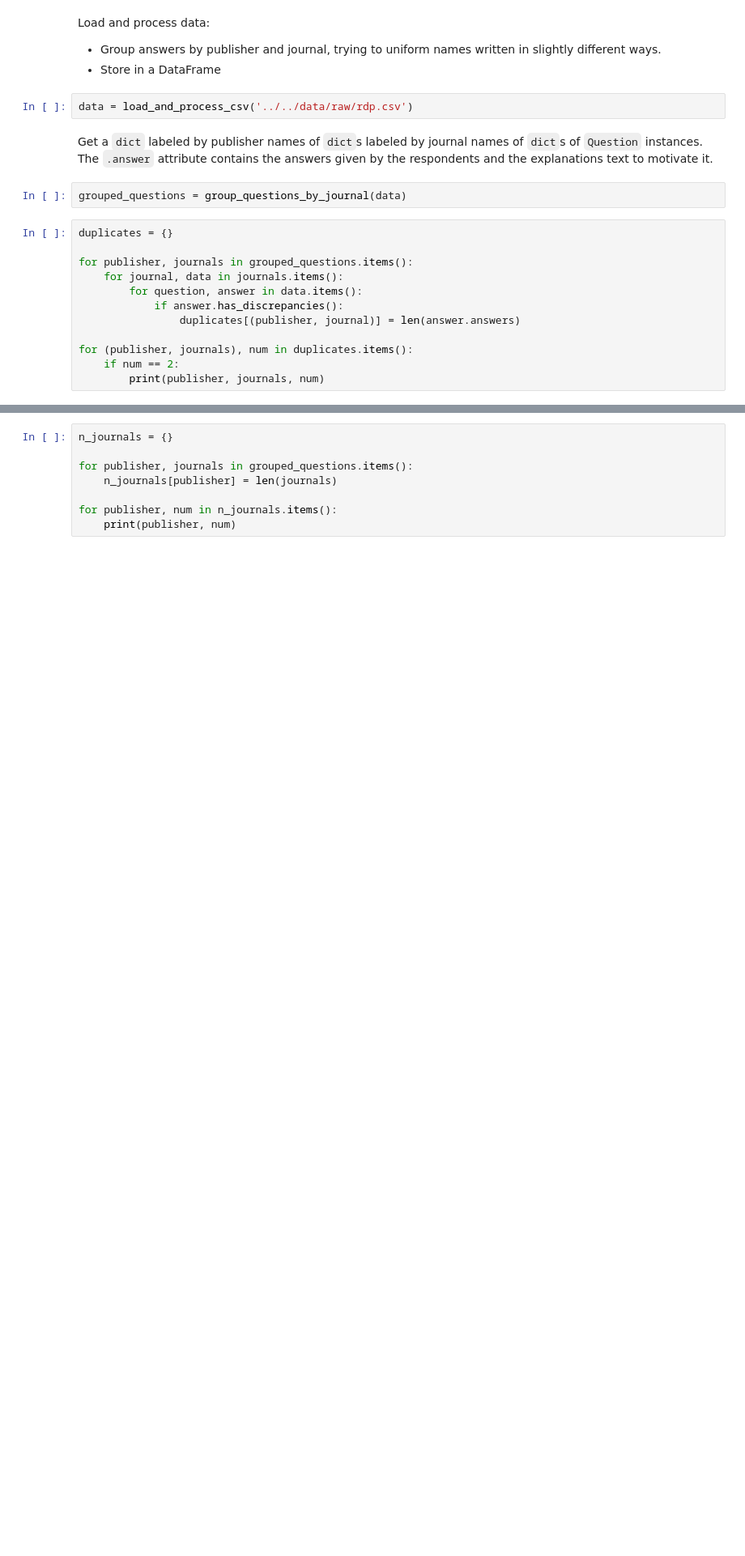
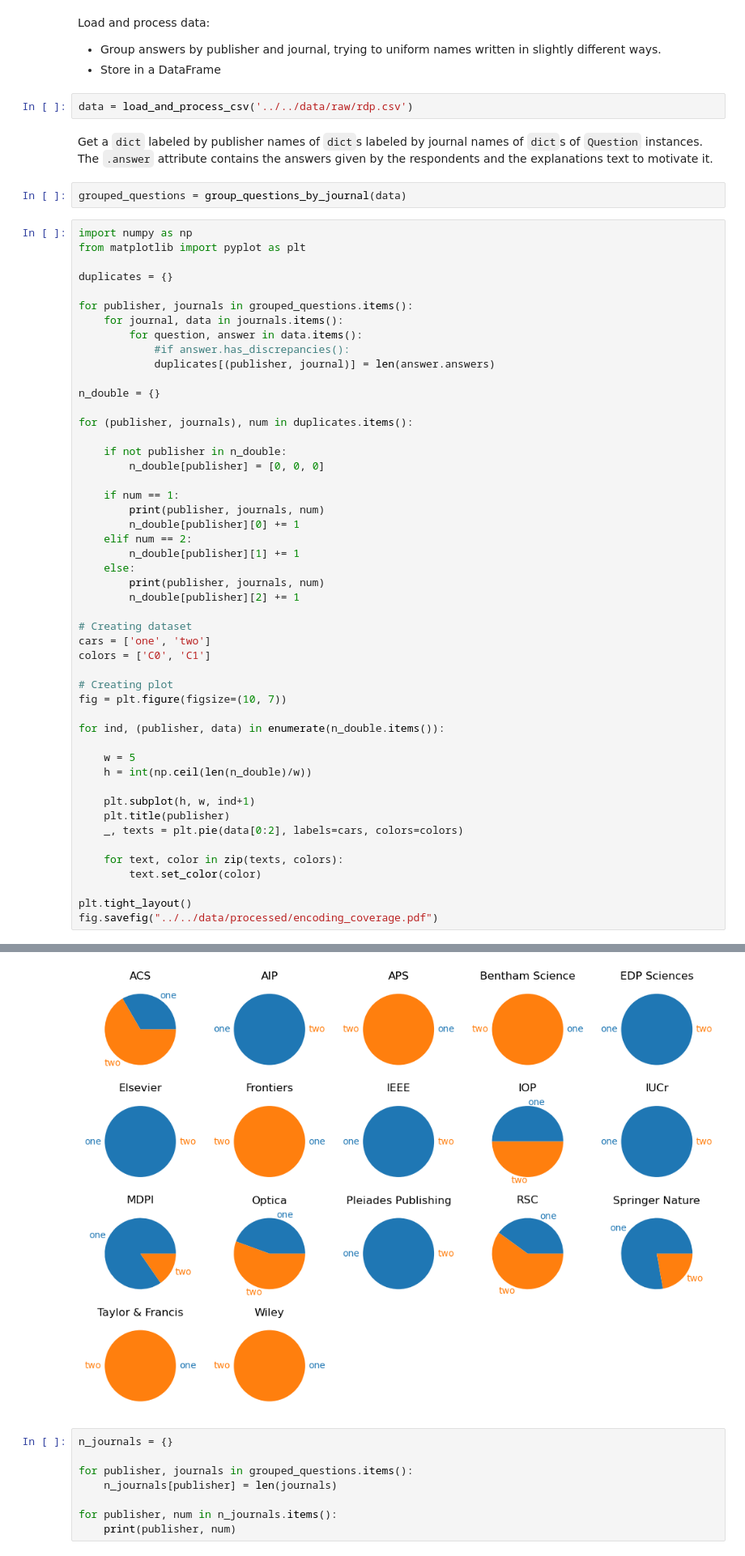
Before and after one commit to daemoncost/Journal-Research-Data-Policy, a Jupyter notebook: notebooks/exploration/check_coverage.ipynb, the cells around one changed output, grey strips where cells are left out. Shown: that part at 81% size. Drawn from its saved outputs; the diff is of its cells as text; blank space fills up the shorter version.

Commit message:
Fixed missing bentham encodings; added check_coverager.ipynb

```diff
--- a/notebooks/exploration/check_coverage.ipynb
+++ b/notebooks/exploration/check_coverage.ipynb
@@ -17,15 +20,52 @@ Get a `dict` labeled by publisher names of `dict`s labeled by journal names of `
 # %%
 grouped_questions = group_questions_by_journal(data)
 # %%
+import numpy as np
+from matplotlib import pyplot as plt
+
 duplicates = {}
 
 for publisher, journals in grouped_questions.items():
     for journal, data in journals.items():
         for question, answer in data.items():
-            if answer.has_discrepancies():
-                duplicates[(publisher, journal)] = len(answer.answers)
+            #if answer.has_discrepancies():
+            duplicates[(publisher, journal)] = len(answer.answers)
+
+n_double = {}
 
 for (publisher, journals), num in duplicates.items():
-    if num == 2:
+
+    if not publisher in n_double:
+        n_double[publisher] = [0, 0, 0]
+
+    if num == 1:
         print(publisher, journals, num)
+        n_double[publisher][0] += 1
+    elif num == 2:
+        n_double[publisher][1] += 1
+    else:
+        print(publisher, journals, num)
+        n_double[publisher][2] += 1
+
+# Creating dataset
+cars = ['one', 'two']
+colors = ['C0', 'C1']
+
+# Creating plot
+fig = plt.figure(figsize=(10, 7))
+
+for ind, (publisher, data) in enumerate(n_double.items()):
+
+    w = 5
+    h = int(np.ceil(len(n_double)/w))
+
+    plt.subplot(h, w, ind+1)
+    plt.title(publisher)
+    _, texts = plt.pie(data[0:2], labels=cars, colors=colors)
+
+    for text, color in zip(texts, colors):
+        text.set_color(color)
+
+plt.tight_layout()
+fig.savefig("../../data/processed/encoding_coverage.pdf")
 # %% [output]
@@ -49,3 +89,4 @@ Wiley small 2
+[figure, added]
 # %%
 n_journals = {}
 
```
Also changed, not shown: parts of 2 cells of this notebook, 8 other files.
